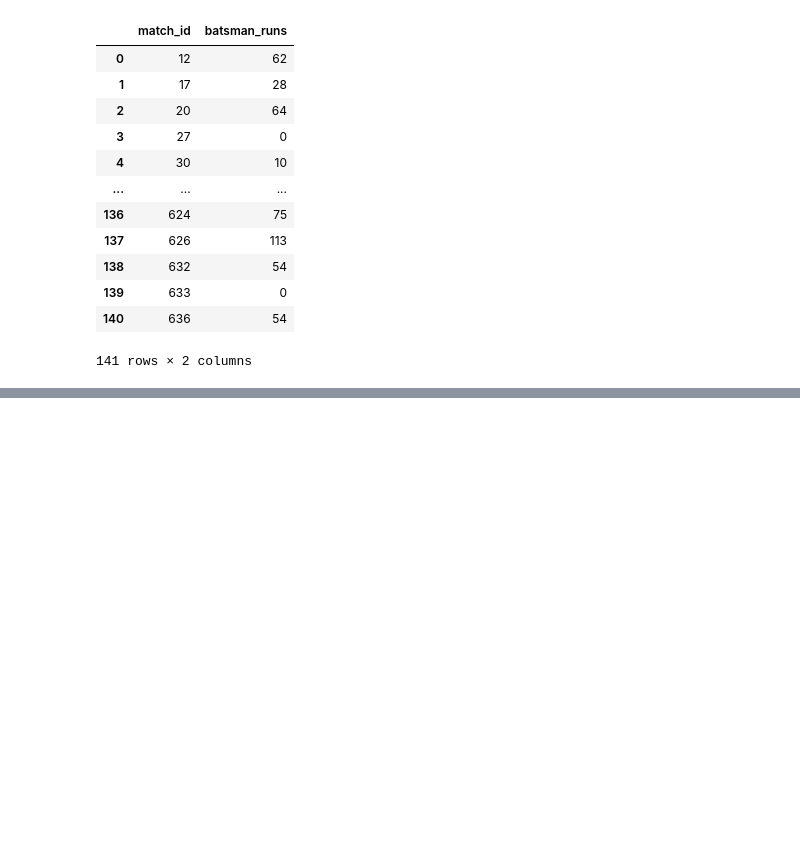
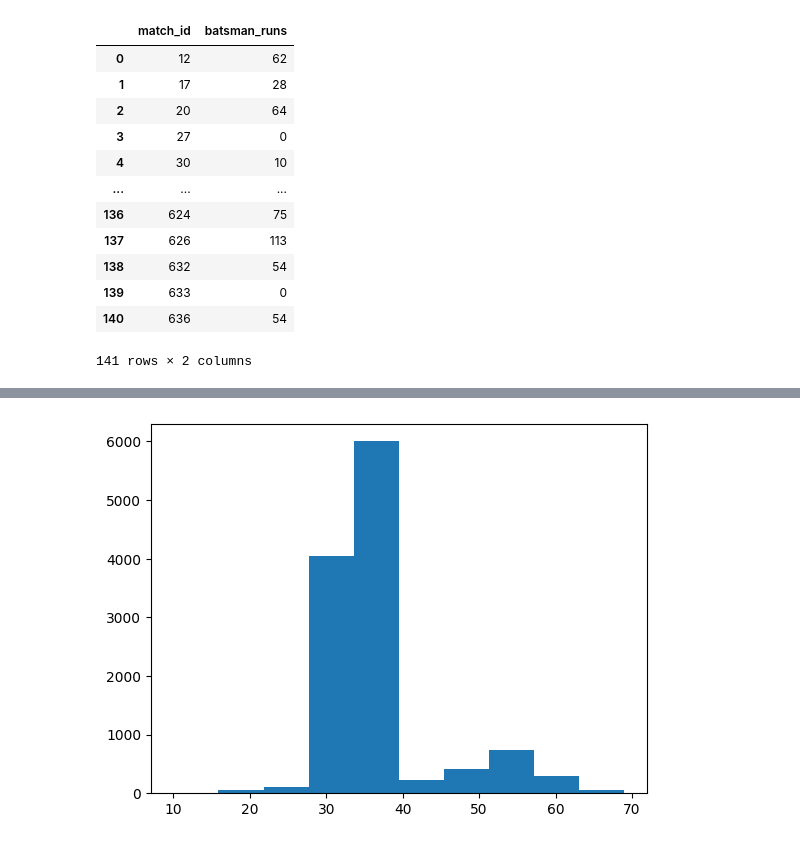
Before and after one commit to hrishavraj89/matplotlib, a Jupyter notebook: matplotlib.ipynb, the cells around one changed output, grey strips where cells are left out. Cells and saved outputs as stored; diff of their text form; code cells hidden in the pictures; blank space fills up the shorter version.

```diff
--- a/matplotlib.ipynb
+++ b/matplotlib.ipynb
@@ -369,0 +370,6 @@ plt.hist(df['batsman_runs'])
+# %%
+#without logarithmic scale
+plt.hist(arr)
+plt.show()
+# %% [output]
+[figure, added]
```
Also changed, not shown: parts of 3 cells of this notebook.
